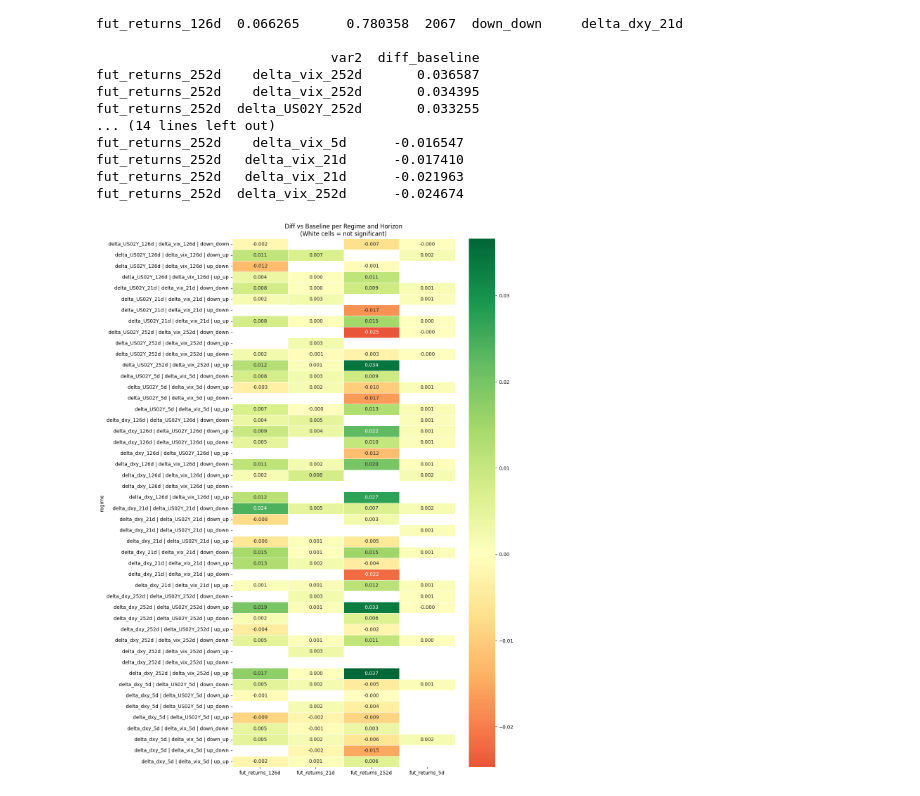
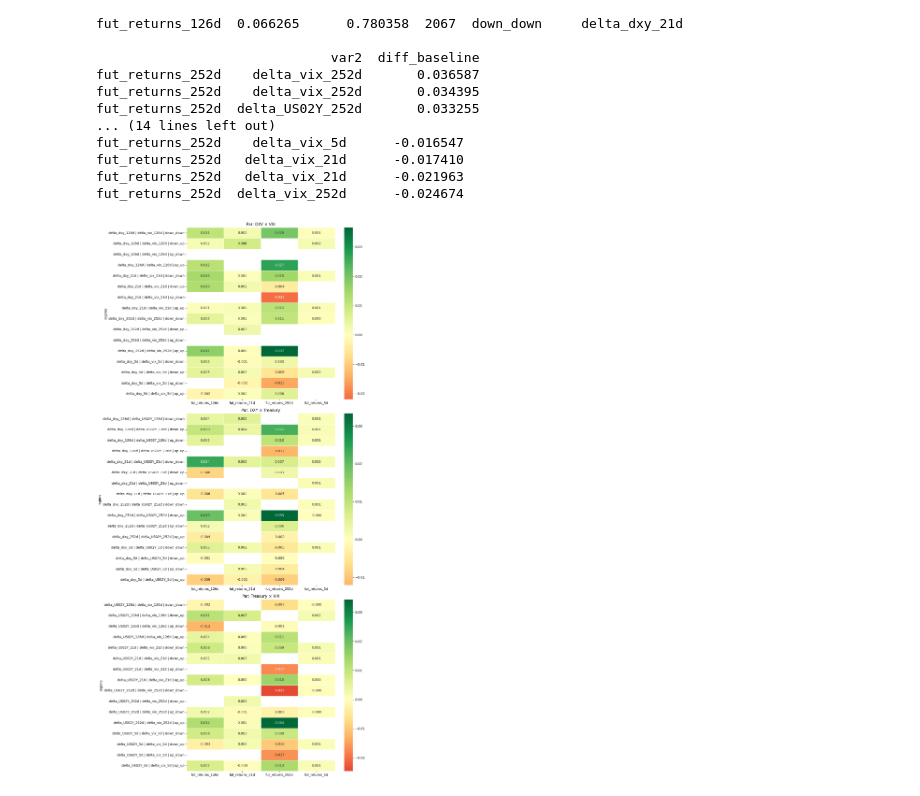
Before and after one commit to BrunoPPivetti/intermaket_cycle_analysis---dxy-stocks-and-vix, a Jupyter notebook: intermarket_analysis.ipynb, the cells around one changed output. Cells and saved outputs as stored; diff of their text form; code cells hidden in the pictures.

Commit message:
heatmap refactored and new graph added - bars by pair and regime + horizon

```diff
--- a/intermarket_analysis.ipynb
+++ b/intermarket_analysis.ipynb
@@ -385,37 +385,56 @@ fut_returns_252d  delta_vix_252d      -0.024674
 # %%
 #visualization
 
 all_results['regime'] = (all_results['var1'] + ' | ' +
                          all_results['var2'] + ' | ' +
                          all_results['quadrant'])
 
-heatmap_data = all_results.pivot_table(
-    index = 'regime',
-    columns = all_results.index,
-    values = 'diff_baseline'
-)
+pairs = {
+    'DXY × VIX': all_results[
+        all_results['var1'].str.contains('dxy') &
+        all_results['var2'].str.contains('vix')
+    ],
+    'DXY × Treasury': all_results[
+        all_results['var1'].str.contains('dxy') &
+        all_results['var2'].str.contains('US02Y')
+    ],
+    'Treasury × VIX': all_results[
+        all_results['var1'].str.contains('US02Y') &
+        all_results['var2'].str.contains('vix')
+    ],
+}
 
-mask = all_results.pivot_table(
-    index = 'regime',
-    columns = all_results.index,
-    values = 'significant'
-).eq(False) #True where it isn't significant
 
-fig, ax = plt.subplots(figsize=(12,16))
+fig, axes = plt.subplots(3, 1, figsize=(12,24))
 
-sns.heatmap(
-    heatmap_data,
-    mask = mask,
-    cmap= 'RdYlGn',
-    center = 0,
-    annot = True,
-    fmt = '.3f',
-    linewidths = 0.5,
-    ax = ax
-)
+for ax, (pair_name, df_pair) in zip(axes, pairs.items()):
+    heatmap_data = df_pair.pivot_table(
+        index = 'regime',
+        columns = df_pair.index,
+        values = 'diff_baseline'
+    )
 
-ax.set_title('Diff vs Baseline per Regime and Horizon\n(White cells = not significant)')
+    mask = df_pair.pivot_table(
+        index = 'regime',
+        columns = df_pair.index,
+        values = 'significant'
+    ).eq(False) #True where it isn't significant
+
+    sns.heatmap(
+        heatmap_data,
+        mask = mask,
+        cmap= 'RdYlGn',
+        center = 0,
+        annot = True,
+        fmt = '.3f',
+        linewidths = 0.5,
+        ax = ax
+    )
+
+    ax.set_title(f'Par: {pair_name}')
+
+#ax.set_title('Diff vs Baseline per Regime and Horizon\n(White cells = not significant)')
 plt.tight_layout()
 plt.show()
 # %% [output]
-[figure, old version]
+[figure, new version]
```
Also changed, not shown: parts of 1 cell of this notebook.
